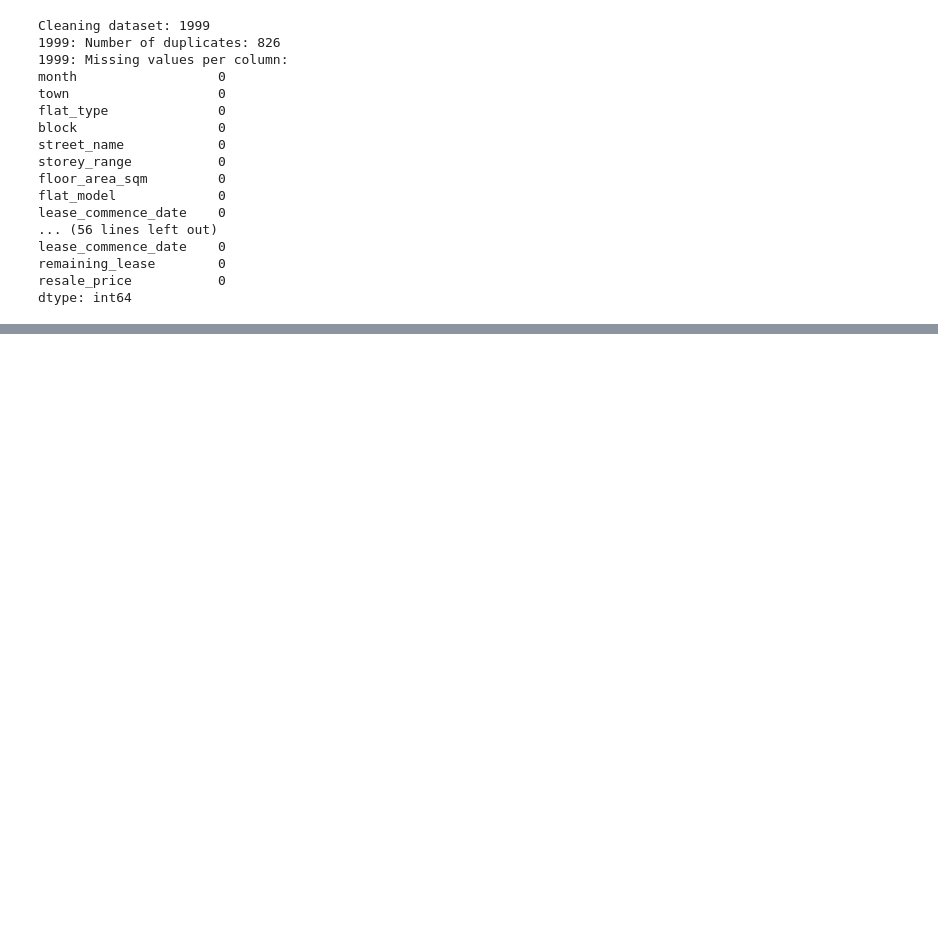
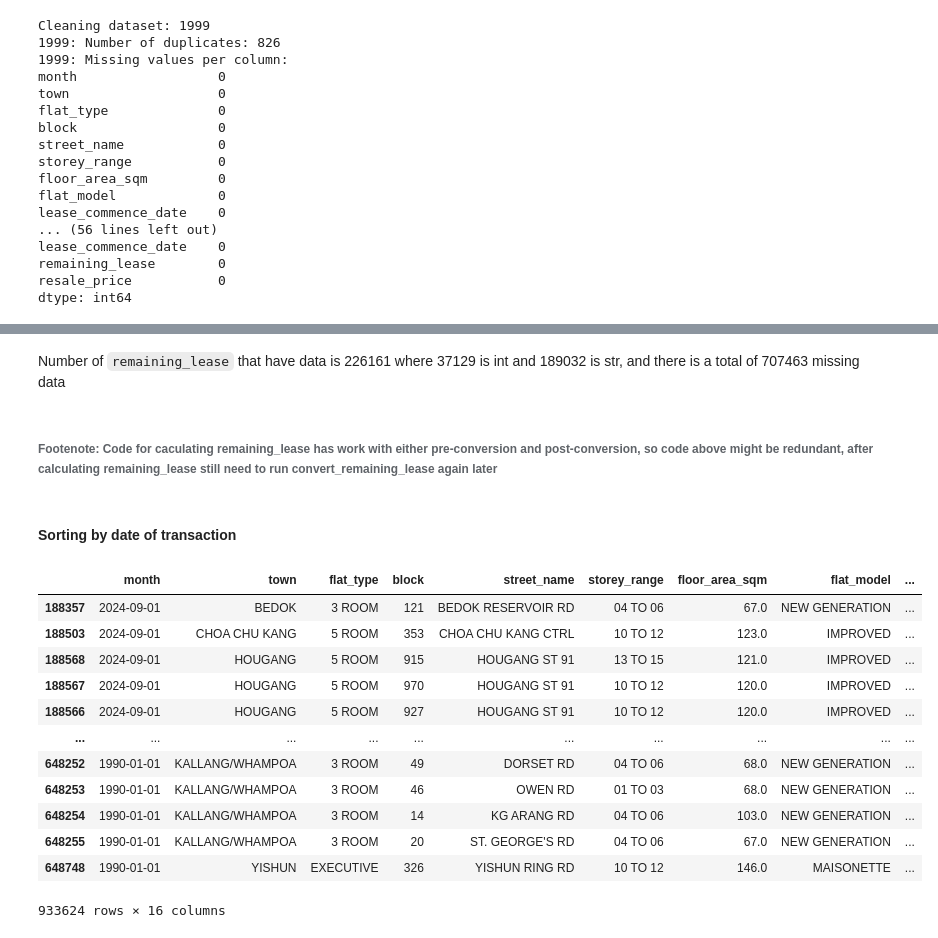
Before and after one commit to Zimmy313/HDB_HousingPrice_ML_Project, a Jupyter notebook: src/Data_Cleaning.ipynb, the cells around one changed output, grey strips where cells are left out. Saved outputs shown, nothing was run; the diff lists cells and outputs as text; code cells hidden in the pictures; blank space fills up the shorter version.

```diff
--- a/src/Data_Cleaning.ipynb
+++ b/src/Data_Cleaning.ipynb
@@ -120,21 +110,0 @@ df_1999_cleaned['flat_model'] = df_1999_cleaned['flat_model'].str.strip().str.up
-# %%
-
-#remaining_lease
-
-def convert_remaining_lease(duration):
-    split_words = duration.split()
-    year = 0
-    month = 0
-    n = len(split_words)
-
-    for i in range(n):
-        if  split_words[i] == 'years':
-            year = split_words[i-1]
-        if  split_words[i] == 'months':
-            month = split_words[i-1]
-
-    value = int(year) + int(month)/12
-
-    return value
-
-df_2017_cleaned['remaining_lease'] = df_2017_cleaned['remaining_lease'].apply(convert_remaining_lease)
@@ -155,0 +289,2 @@ df_2017_cleaned['remaining_lease'] = df_2017_cleaned['remaining_lease'].apply(co
+# %% [markdown]
+Number of `remaining_lease` that have data is 226161 where 37129 is int and 189032 is str, and there is a total of 707463 missing data
@@ -155,0 +299,4 @@ df_2017_cleaned['remaining_lease'] = df_2017_cleaned['remaining_lease'].apply(co
+# %% [markdown]
+###### Footenote: Code for caculating remaining_lease has work with either pre-conversion and post-conversion, so code above might be redundant, after calculating remaining_lease still need to run convert_remaining_lease again later
+# %% [markdown]
+#### Sorting by date of transaction
@@ -155,0 +306,16 @@ df_2017_cleaned['remaining_lease'] = df_2017_cleaned['remaining_lease'].apply(co
+# %%
+full_cleaned
+# %% [output]
+|  | month | town | flat_type | block | street_name | storey_range | floor_area_sqm | flat_model | ... |
+| 188357 | 2024-09-01 | BEDOK | 3 ROOM | 121 | BEDOK RESERVOIR RD | 04 TO 06 | 67.0 | NEW GENERATION | ... |
+| 188503 | 2024-09-01 | CHOA CHU KANG | 5 ROOM | 353 | CHOA CHU KANG CTRL | 10 TO 12 | 123.0 | IMPROVED | ... |
+| 188568 | 2024-09-01 | HOUGANG | 5 ROOM | 915 | HOUGANG ST 91 | 13 TO 15 | 121.0 | IMPROVED | ... |
+| 188567 | 2024-09-01 | HOUGANG | 5 ROOM | 970 | HOUGANG ST 91 | 10 TO 12 | 120.0 | IMPROVED | ... |
+| 188566 | 2024-09-01 | HOUGANG | 5 ROOM | 927 | HOUGANG ST 91 | 10 TO 12 | 120.0 | IMPROVED | ... |
+| ... | ... | ... | ... | ... | ... | ... | ... | ... | ... |
+| 648252 | 1990-01-01 | KALLANG/WHAMPOA | 3 ROOM | 49 | DORSET RD | 04 TO 06 | 68.0 | NEW GENERATION | ... |
+| 648253 | 1990-01-01 | KALLANG/WHAMPOA | 3 ROOM | 46 | OWEN RD | 01 TO 03 | 68.0 | NEW GENERATION | ... |
+| 648254 | 1990-01-01 | KALLANG/WHAMPOA | 3 ROOM | 14 | KG ARANG RD | 04 TO 06 | 103.0 | NEW GENERATION | ... |
+| 648255 | 1990-01-01 | KALLANG/WHAMPOA | 3 ROOM | 20 | ST. GEORGE'S RD | 04 TO 06 | 67.0 | NEW GENERATION | ... |
+| 648748 | 1990-01-01 | YISHUN | EXECUTIVE | 326 | YISHUN RING RD | 10 TO 12 | 146.0 | MAISONETTE | ... |
+933624 rows × 16 columns
```
Also changed, not shown: parts of 32 cells of this notebook.
